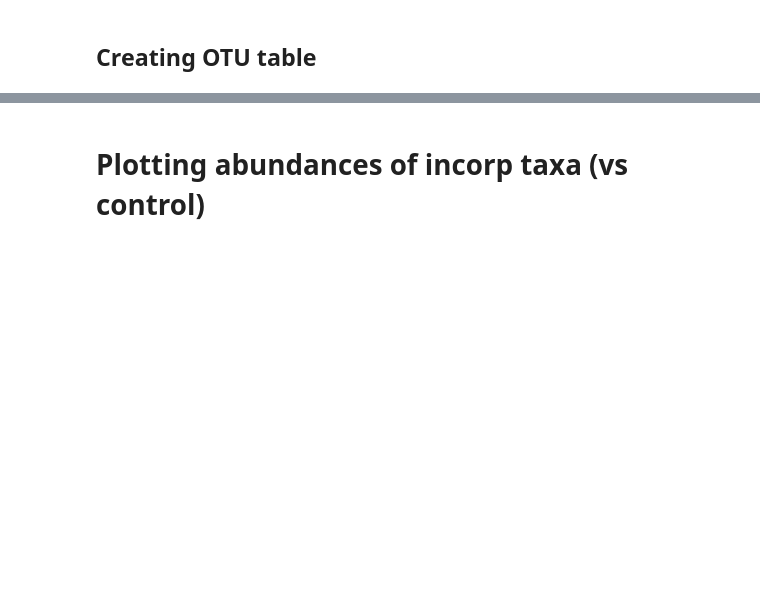
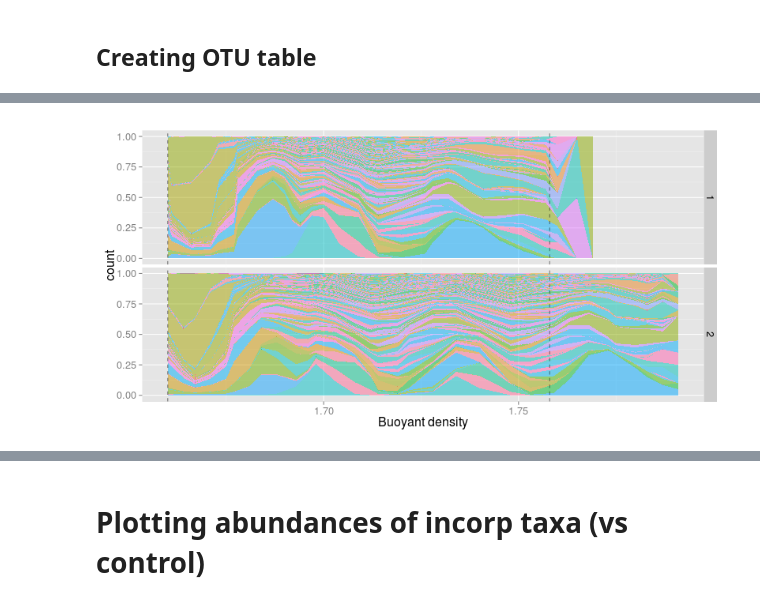
Before and after one commit to nick-youngblut/SIPSim, a Jupyter notebook: ipynb/bac_genome/all/nl2/inc_v_noInc/inc0_v_inc10.ipynb, the cells around one changed output, grey strips where cells are left out. Cells and saved outputs as stored; diff of their text form; code cells hidden in the pictures; blank space fills up the shorter version.

```diff
--- a/ipynb/bac_genome/all/nl2/inc_v_noInc/inc0_v_inc10.ipynb
+++ b/ipynb/bac_genome/all/nl2/inc_v_noInc/inc0_v_inc10.ipynb
@@ -320,3 +348,20 @@ RRuntimeError: Error in layout_base(data, rows, drop = drop) :
+# %%
+%%R -w 800 -h 400
+# plotting relative abundances
+
+## plot
+p = ggplot(tbl, aes(BD_min, count, fill=taxon)) +
+    geom_area(stat='identity', alpha=0.5, position='fill') +
+    geom_vline(xintercept=c(BD.GCp0, BD.GCp100), linetype='dashed', alpha=0.5) +
+    labs(x='Buoyant density') +
+    facet_grid(library ~ .) +
+    theme(
+        text = element_text(size=16),
+        legend.position = 'none'
+    )
+p
+# %% [output]
+[figure, added]
 # %%
 %%R
 # ordering taxa by total abundances
```
Also changed, not shown: parts of 20 cells of this notebook, 3 other files.
